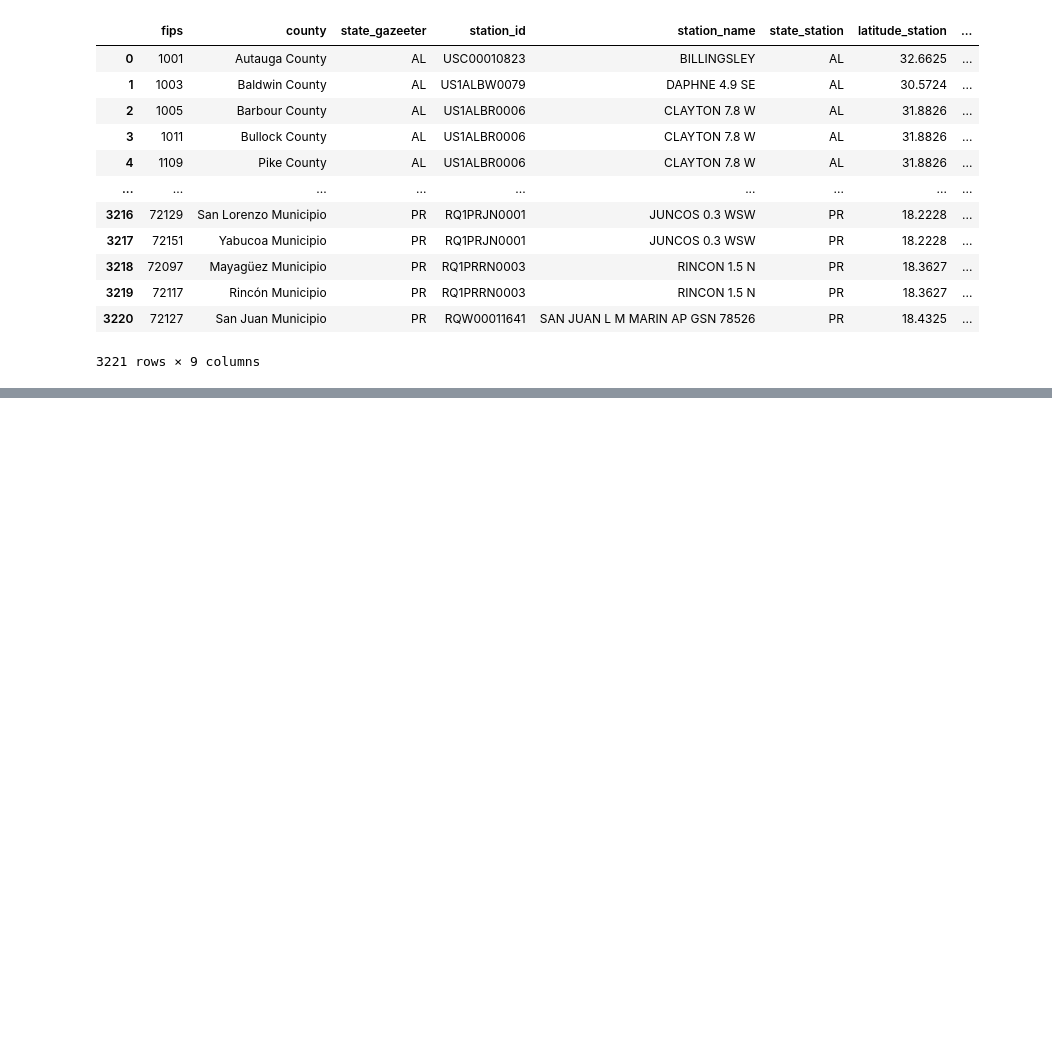
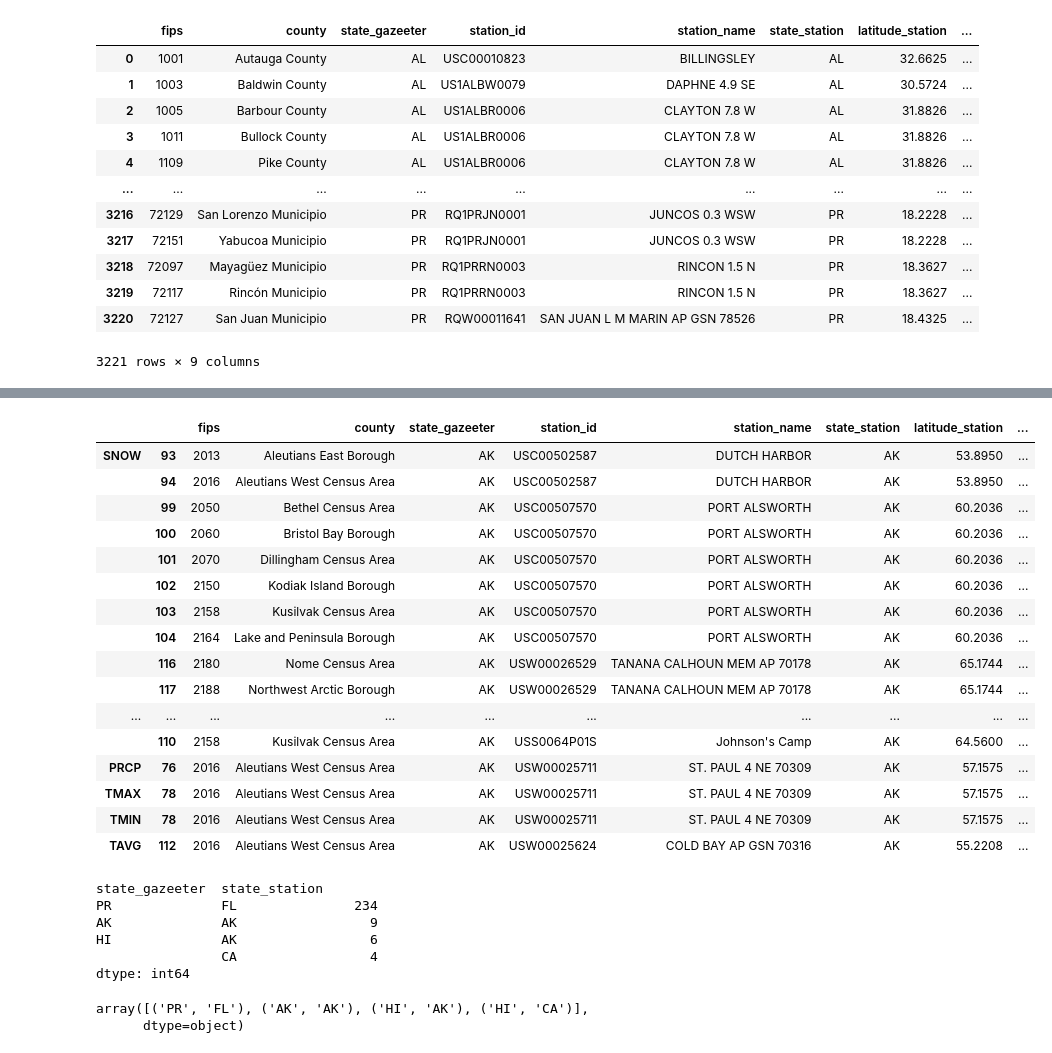
Before and after one commit to severine-baudry/capstone_data_engineer, a Jupyter notebook: US_weather_explore_measurements.ipynb, the cells around one changed output, grey strips where cells are left out. Saved outputs shown, nothing was run; the diff lists cells and outputs as text; code cells hidden in the pictures; blank space fills up the shorter version.

```diff
--- a/US_weather_explore_measurements.ipynb
+++ b/US_weather_explore_measurements.ipynb
@@ -831,0 +849,34 @@ closest_stations_allinfo["PRCP"]
+# %%
+dfmi_closest_stations[ (dfmi_closest_stations["distance"] > 100 )  & (dfmi_closest_stations["state_gazeeter"] == "AK")]
+# %% [output]
+|  |  | fips | county | state_gazeeter | station_id | station_name | state_station | latitude_station | ... |
+| SNOW | 93 | 2013 | Aleutians East Borough | AK | USC00502587 | DUTCH HARBOR | AK | 53.8950 | ... |
+|  | 94 | 2016 | Aleutians West Census Area | AK | USC00502587 | DUTCH HARBOR | AK | 53.8950 | ... |
+|  | 99 | 2050 | Bethel Census Area | AK | USC00507570 | PORT ALSWORTH | AK | 60.2036 | ... |
+|  | 100 | 2060 | Bristol Bay Borough | AK | USC00507570 | PORT ALSWORTH | AK | 60.2036 | ... |
+|  | 101 | 2070 | Dillingham Census Area | AK | USC00507570 | PORT ALSWORTH | AK | 60.2036 | ... |
+|  | 102 | 2150 | Kodiak Island Borough | AK | USC00507570 | PORT ALSWORTH | AK | 60.2036 | ... |
+|  | 103 | 2158 | Kusilvak Census Area | AK | USC00507570 | PORT ALSWORTH | AK | 60.2036 | ... |
+|  | 104 | 2164 | Lake and Peninsula Borough | AK | USC00507570 | PORT ALSWORTH | AK | 60.2036 | ... |
+|  | 116 | 2180 | Nome Census Area | AK | USW00026529 | TANANA CALHOUN MEM AP 70178 | AK | 65.1744 | ... |
+|  | 117 | 2188 | Northwest Arctic Borough | AK | USW00026529 | TANANA CALHOUN MEM AP 70178 | AK | 65.1744 | ... |
+| ... | ... | ... | ... | ... | ... | ... | ... | ... | ... |
+|  | 110 | 2158 | Kusilvak Census Area | AK | USS0064P01S | Johnson's Camp | AK | 64.5600 | ... |
+| PRCP | 76 | 2016 | Aleutians West Census Area | AK | USW00025711 | ST. PAUL 4 NE 70309 | AK | 57.1575 | ... |
+| TMAX | 78 | 2016 | Aleutians West Census Area | AK | USW00025711 | ST. PAUL 4 NE 70309 | AK | 57.1575 | ... |
+| TMIN | 78 | 2016 | Aleutians West Census Area | AK | USW00025711 | ST. PAUL 4 NE 70309 | AK | 57.1575 | ... |
+| TAVG | 112 | 2016 | Aleutians West Census Area | AK | USW00025624 | COLD BAY AP GSN 70316 | AK | 55.2208 | ... |
+# %%
+dfmi_closest_stations[ dfmi_closest_stations["distance"] > 200 ][ ["state_gazeeter", "state_station"]].value_counts()
+# %% [output]
+state_gazeeter  state_station
+PR              FL               234
+AK              AK                 9
+HI              AK                 6
+                CA                 4
+dtype: int64
+# %%
+dfmi_closest_stations[ dfmi_closest_stations["distance"] > 200 ][ ["state_gazeeter", "state_station"]].value_counts().index.values
+# %% [output]
+array([('PR', 'FL'), ('AK', 'AK'), ('HI', 'AK'), ('HI', 'CA')],
+      dtype=object)
```
Also changed, not shown: parts of 8 cells of this notebook.
